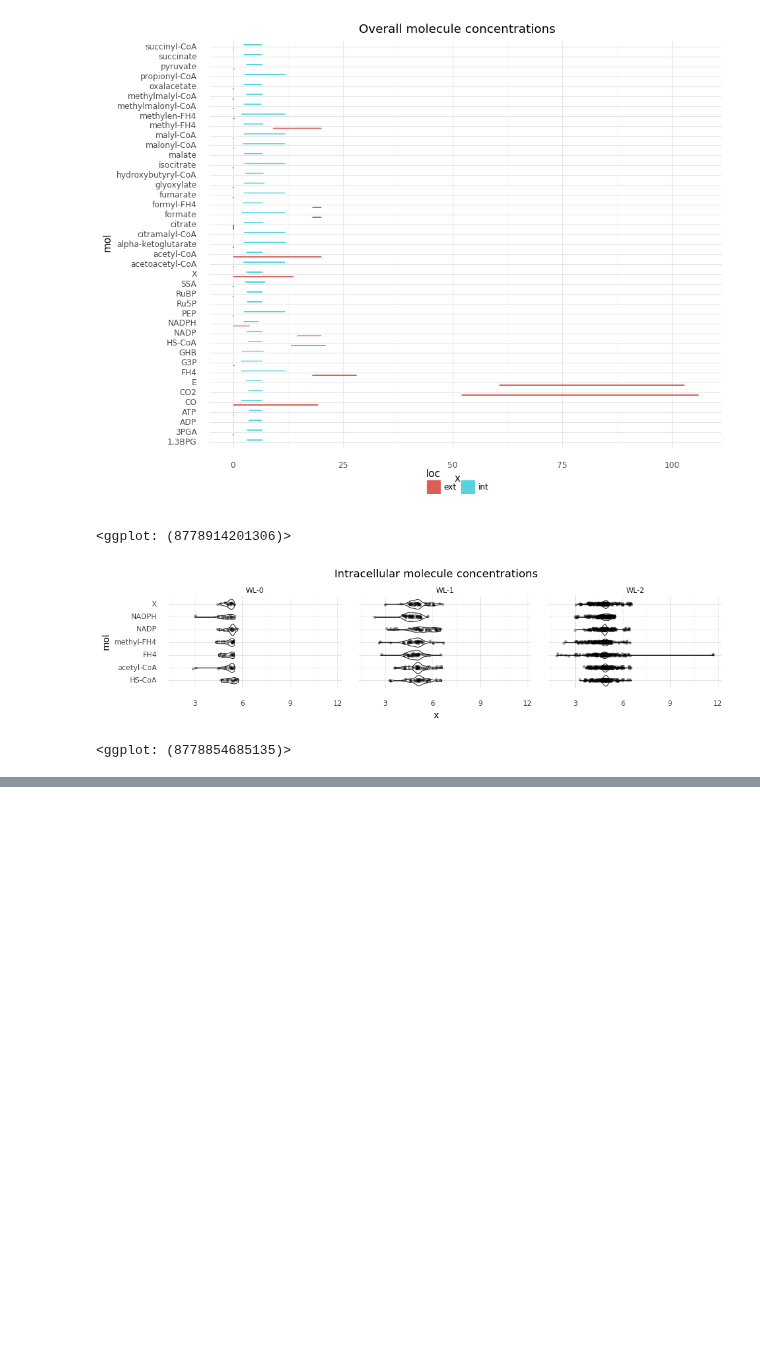
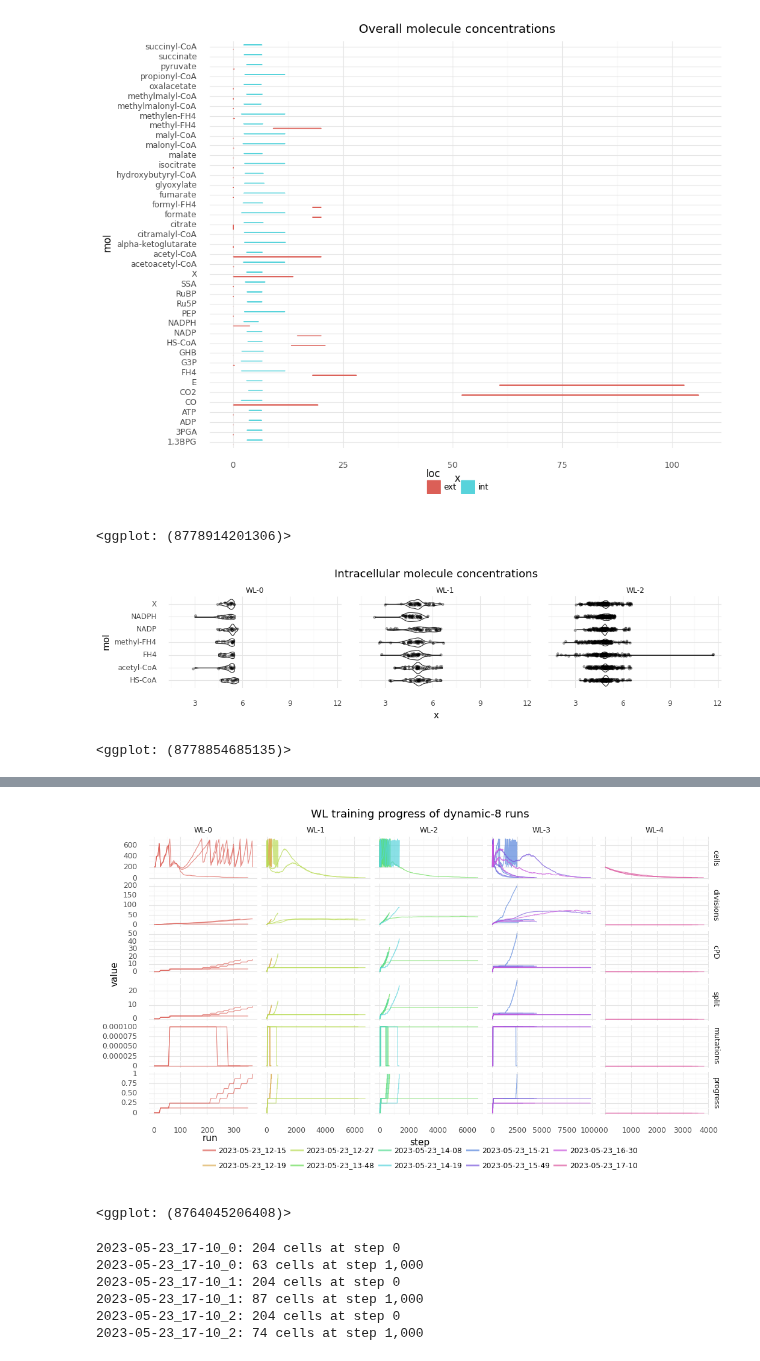
Before and after one commit to mRcSchwering/luca, a Jupyter notebook: e1_co2_fixing/WL_trainings_successful.ipynb, the cells around one changed output, grey strips where cells are left out. Drawn from its saved outputs; the diff is of its cells as text; code cells hidden in the pictures; blank space fills up the shorter version.

Commit message:
successful training in 32px

```diff
--- a/e1_co2_fixing/WL_trainings.ipynb
+++ b/e1_co2_fixing/WL_trainings_successful.ipynb
@@ -814,0 +869,17 @@ df["mol"] = pd.Categorical(df["mol"], categories=molecules)
+# %%
+runs_label = "dynamic-8"
+scalars = [
+    ("Cells/Total", "cells"),
+    ("Cells/cPD", "cPD"),
+    ("Cells/GrowthRate", "growthRate"),
+    ("Cells/Divisions", "divisions"),
+    ("Cells/Survival", "survival"),
+    ("Other/Split", "split"),
+    ("Other/MutationRate", "mutations"),
+    ("Other/Progress", "progress"),
+]
+
+scalars_df = load_scalars(f"{runs_label}/*", scalars)
+hparams_df = load_hparams(f"{runs_label}/*")
+hparams_df.rename(columns={"pathway_label": "stage", "init_label": "init_genome"}, inplace=True)
+hparams_df[["name", "stage", "init_genome"]].sort_values("name")
@@ -814,0 +904,14 @@ df["mol"] = pd.Categorical(df["mol"], categories=molecules)
+# %%
+scalars = ["cells", "divisions", "cPD", "split", "mutations", "progress"]
+df = scalars_df[scalars_df["scalar"].isin(scalars)].copy()
+df["scalar"] = pd.Categorical(df["scalar"], categories=scalars, ordered=True)
+df = df.merge(hparams_df[["run", "trial", "name", "stage"]], on="name")
+
+(ggplot(df)
+    + geom_line(aes(y="value", x="step", group="name", color="run"), alpha=0.7)
+    + facet_grid("scalar ~ stage", scales="free")
+    + theme(figure_size=(12, 6), legend_position="bottom")
+    + ggtitle(f"WL training progress of {runs_label} runs"))
+# %% [output]
+[figure, added]
+<ggplot: (8764045206408)>
@@ -814,0 +921,11 @@ df["mol"] = pd.Categorical(df["mol"], categories=molecules)
+# %%
+run_names = ["2023-05-23_17-10_0", "2023-05-23_17-10_1", "2023-05-23_17-10_2"]
+steps = [0, 1000]
+proteomes_df = get_existing_domains(world=world, runs_label=runs_label, run_names=run_names, steps=steps)
+# %% [output]
+2023-05-23_17-10_0: 204 cells at step 0
+2023-05-23_17-10_0: 63 cells at step 1,000
+2023-05-23_17-10_1: 204 cells at step 0
+2023-05-23_17-10_1: 87 cells at step 1,000
+2023-05-23_17-10_2: 204 cells at step 0
+2023-05-23_17-10_2: 74 cells at step 1,000
```
Also changed, not shown: parts of 12 cells of this notebook, 6 other files.
